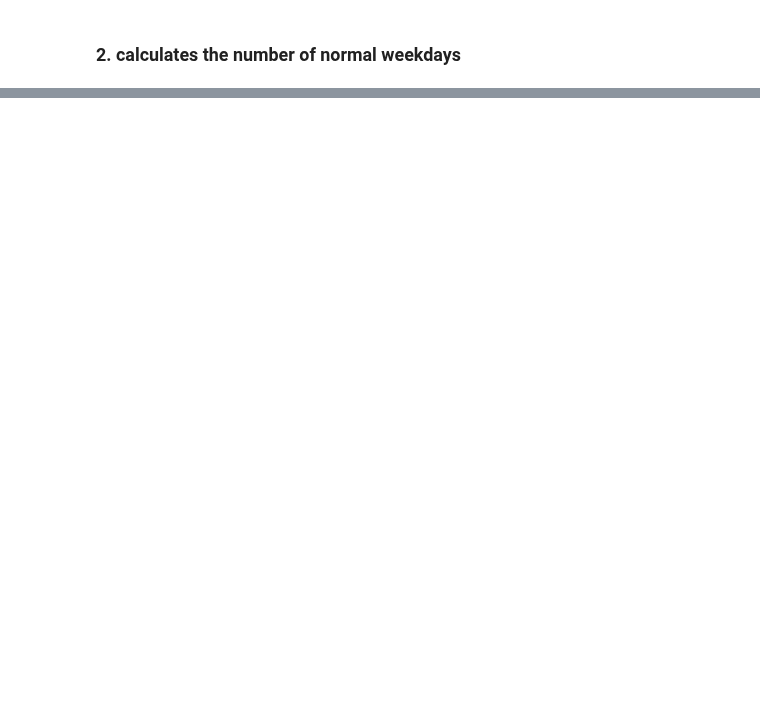
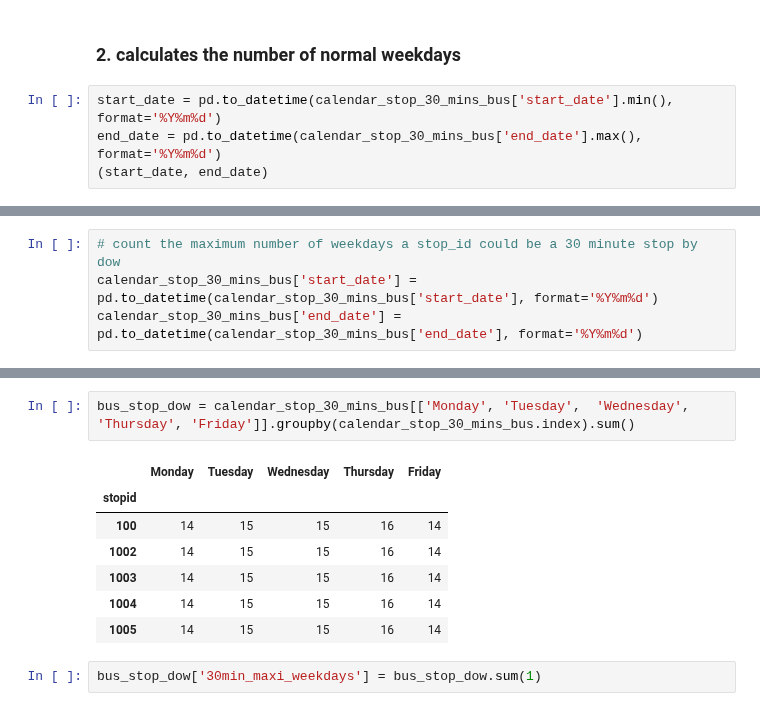
Before and after one commit to healthysustainablecities/global-indicators, a Jupyter notebook: process/07_create_public_transport_points.ipynb, the cells around one changed output, grey strips where cells are left out. Saved outputs shown, nothing was run; the diff lists cells and outputs as text; blank space fills up the shorter version.

```diff
--- a/process/07_create_public_transport_points.ipynb
+++ b/process/07_create_public_transport_points.ipynb
@@ -274,2 +272,6 @@ array([nan,  2.])
 # %% [markdown]
 ### 2. calculates the number of normal weekdays
+# %%
+start_date = pd.to_datetime(calendar_stop_30_mins_bus['start_date'].min(), format='%Y%m%d')
+end_date = pd.to_datetime(calendar_stop_30_mins_bus['end_date'].max(), format='%Y%m%d')
+(start_date, end_date)
@@ -277,0 +288,4 @@ array([nan,  2.])
+# %%
+# count the maximum number of weekdays a stop_id could be a 30 minute stop by dow
+calendar_stop_30_mins_bus['start_date'] = pd.to_datetime(calendar_stop_30_mins_bus['start_date'], format='%Y%m%d')
+calendar_stop_30_mins_bus['end_date'] = pd.to_datetime(calendar_stop_30_mins_bus['end_date'], format='%Y%m%d')
@@ -277,0 +318,12 @@ array([nan,  2.])
+# %%
+bus_stop_dow = calendar_stop_30_mins_bus[['Monday', 'Tuesday',	'Wednesday', 'Thursday', 'Friday']].groupby(calendar_stop_30_mins_bus.index).sum()
+# %% [output]
+|  | Monday | Tuesday | Wednesday | Thursday | Friday |
+| stopid |  |  |  |  |  |
+| 100 | 14 | 15 | 15 | 16 | 14 |
+| 1002 | 14 | 15 | 15 | 16 | 14 |
+| 1003 | 14 | 15 | 15 | 16 | 14 |
+| 1004 | 14 | 15 | 15 | 16 | 14 |
+| 1005 | 14 | 15 | 15 | 16 | 14 |
+# %%
+bus_stop_dow['30min_maxi_weekdays'] = bus_stop_dow.sum(1)
```
Also changed, not shown: parts of 26 cells of this notebook.
